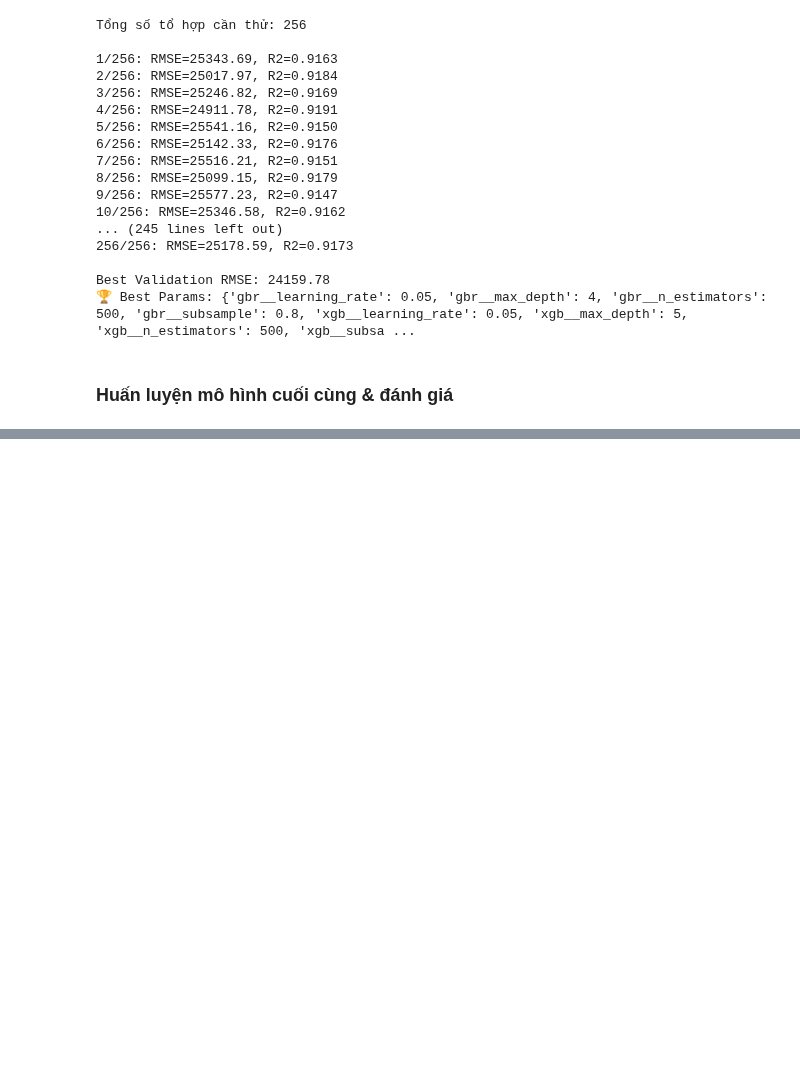
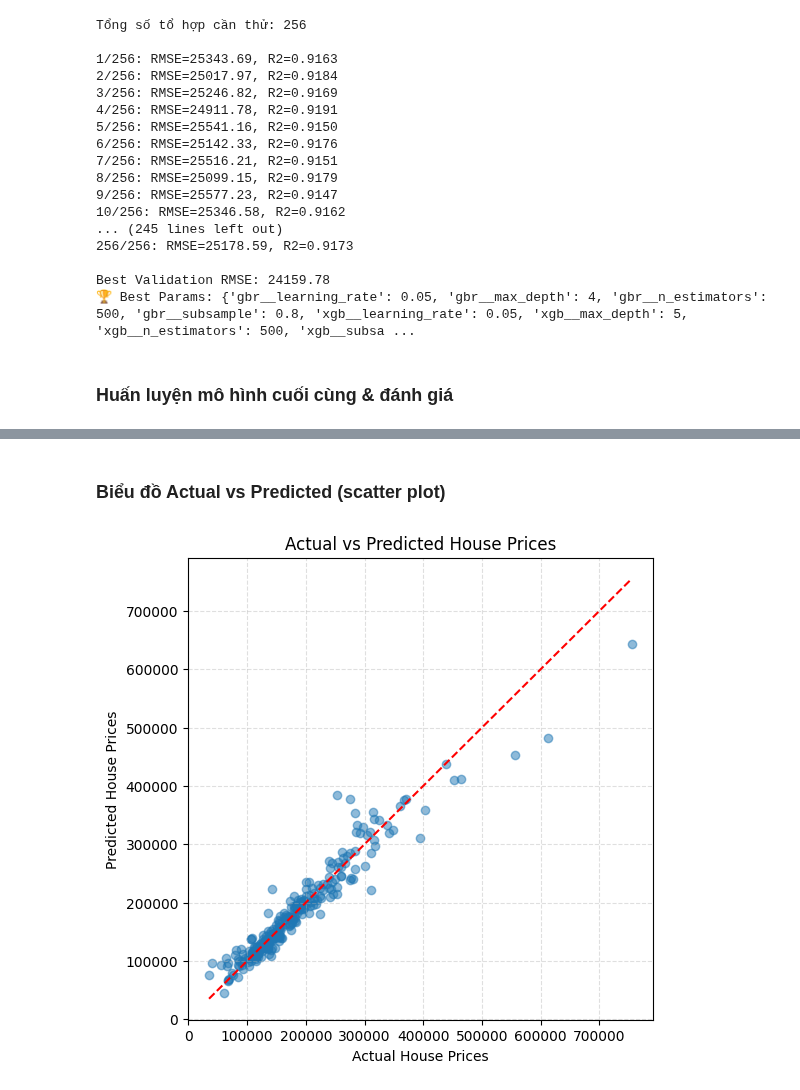
Before and after one commit to bibo0610/sgu25_ml_group, a Jupyter notebook: model/voting_tuning.ipynb, the cells around one changed output, grey strips where cells are left out. Drawn from its saved outputs; the diff is of its cells as text; code cells hidden in the pictures; blank space fills up the shorter version.

```diff
--- a/model/voting_tuning.ipynb
+++ b/model/voting_tuning.ipynb
@@ -310,0 +369,23 @@ Best Validation RMSE: 24159.78
+# %% [markdown]
+### Biểu đồ Actual vs Predicted (scatter plot)
+# %%
+import matplotlib.pyplot as plt
+
+# Dự đoán
+y_pred_val = final_voting_model.predict(X_valid)
+
+# Biểu đồ Actual vs Predicted
+plt.figure(figsize=(6,6))
+plt.scatter(y_valid, y_pred_val, alpha=0.5)
+plt.plot([y_valid.min(), y_valid.max()],
+         [y_valid.min(), y_valid.max()],
+         "r--")
+
+plt.xlabel("Actual House Prices")
+plt.ylabel("Predicted House Prices")
+plt.title("Actual vs Predicted House Prices")
+plt.grid(True, linestyle='--', alpha=0.4)
+
+plt.show()
+# %% [output]
+[figure, added]
```
Also changed, not shown: parts of 6 cells of this notebook, 2 other files.
